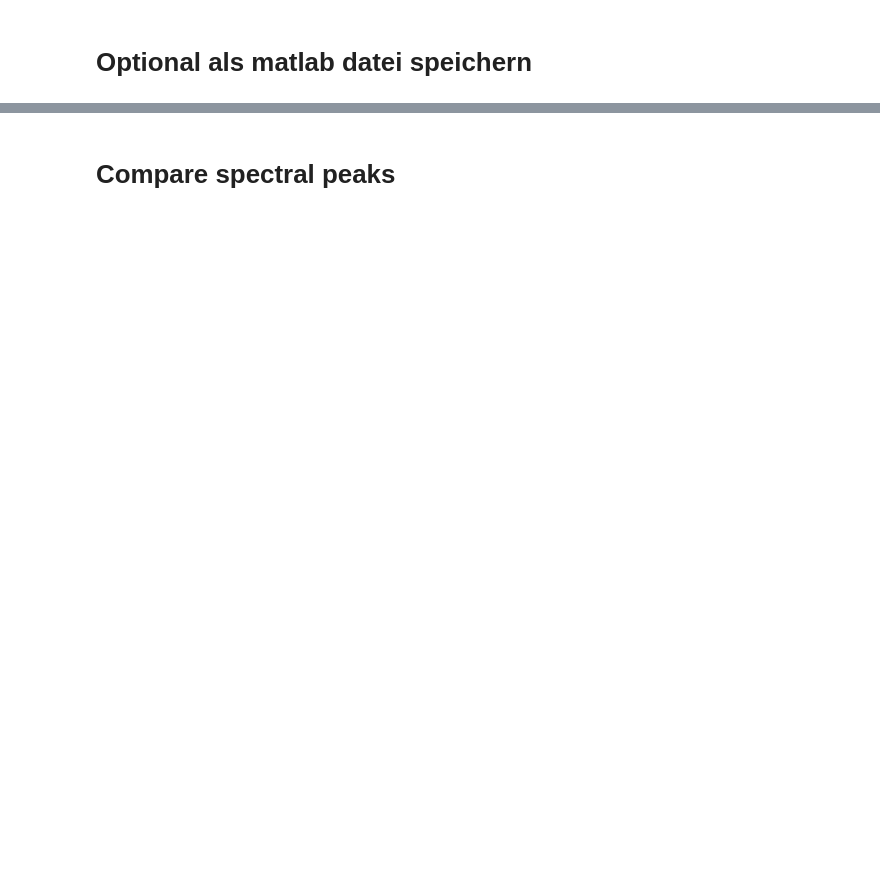
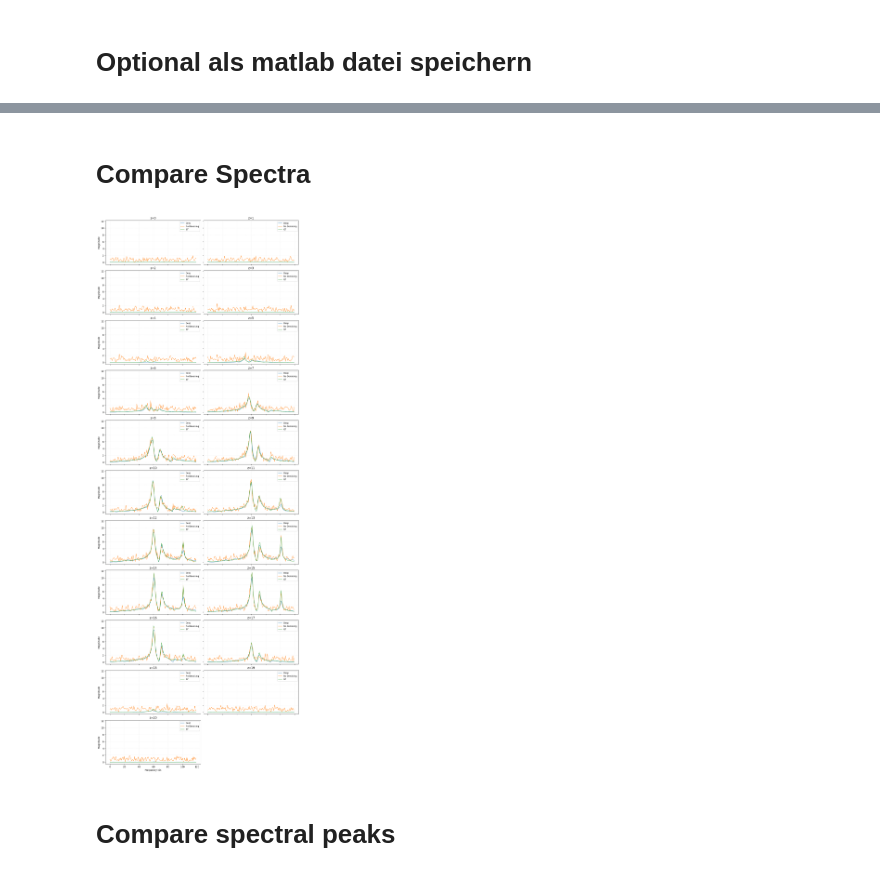
Before and after one commit to EdgarFischer/DMI_Denoising, a Jupyter notebook: notebooks/EvaluateModel.ipynb, the cells around one changed output, grey strips where cells are left out. Cells and saved outputs as stored; diff of their text form; code cells hidden in the pictures; blank space fills up the shorter version.

```diff
--- a/notebooks/EvaluateModel.ipynb
+++ b/notebooks/EvaluateModel.ipynb
@@ -290,3 +106,11 @@ plt.show()
+# %% [markdown]
+# Compare Spectra
+# %%
+_ = plot_voxel_spectra_over_z(Data_ft, Titles, x=8, y=10, T=7, z_max=21)
+
+plt.show()
+# %% [output]
+[figure, added]
 # %% [markdown]
 # Compare spectral peaks
 # %%
```
Also changed, not shown: parts of 15 cells of this notebook, 2 other files.
